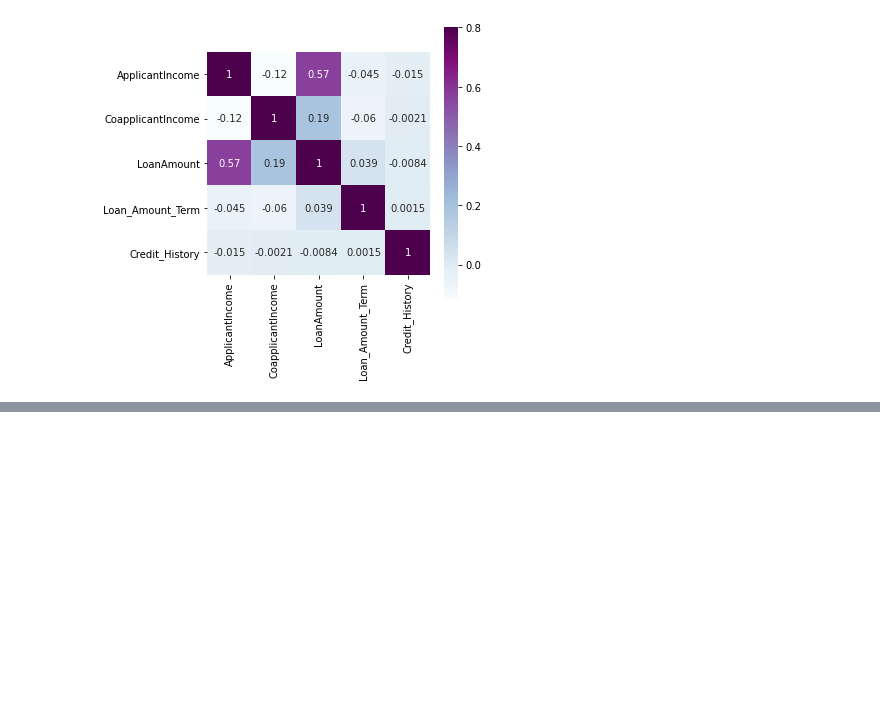
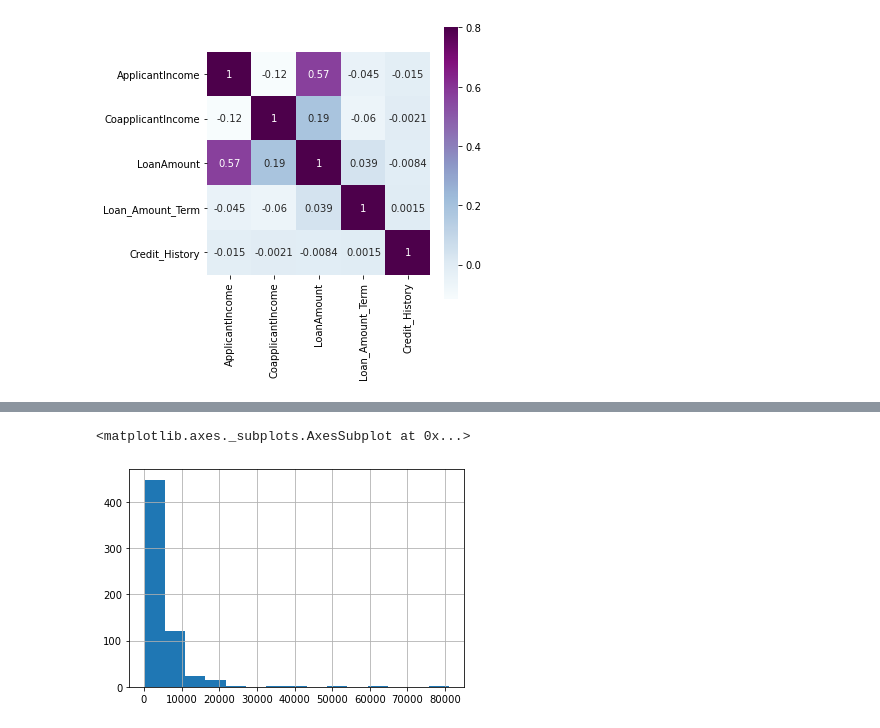
Before and after one commit to SandeepBalivada/machine-learning, a Jupyter notebook: LoanEligibility/loan.ipynb, the cells around one changed output, grey strips where cells are left out. Drawn from its saved outputs; the diff is of its cells as text; code cells hidden in the pictures; blank space fills up the shorter version.

```diff
--- a/LoanEligibility/loan.ipynb
+++ b/LoanEligibility/loan.ipynb
@@ -100,0 +135,5 @@ df_Train['LoanAmount'].fillna(df_Train['LoanAmount'].median(), inplace=True)
+# %%
+df_Train['ApplicantIncome'].hist(bins=15)
+# %% [output]
+<matplotlib.axes._subplots.AxesSubplot at 0x...>
+[figure, added]
```
Also changed, not shown: parts of 25 cells of this notebook.
